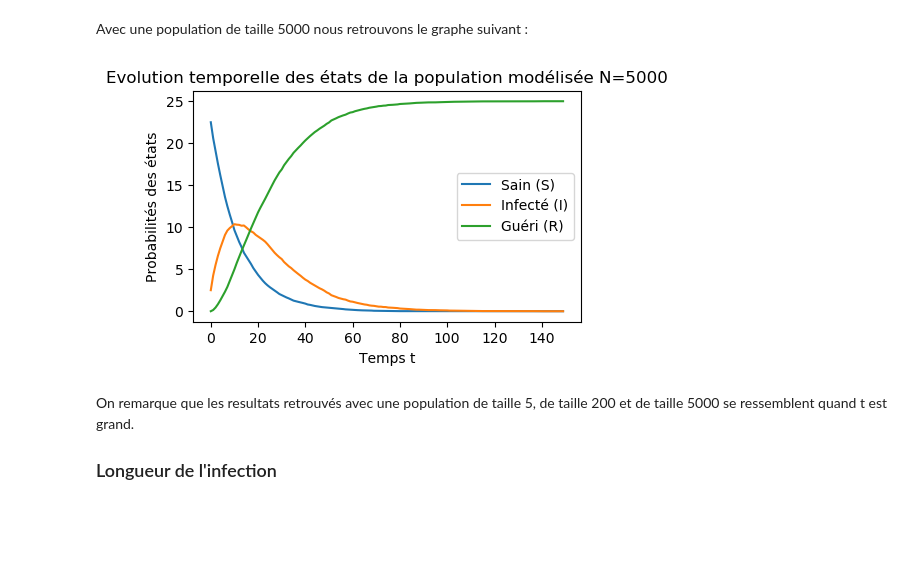
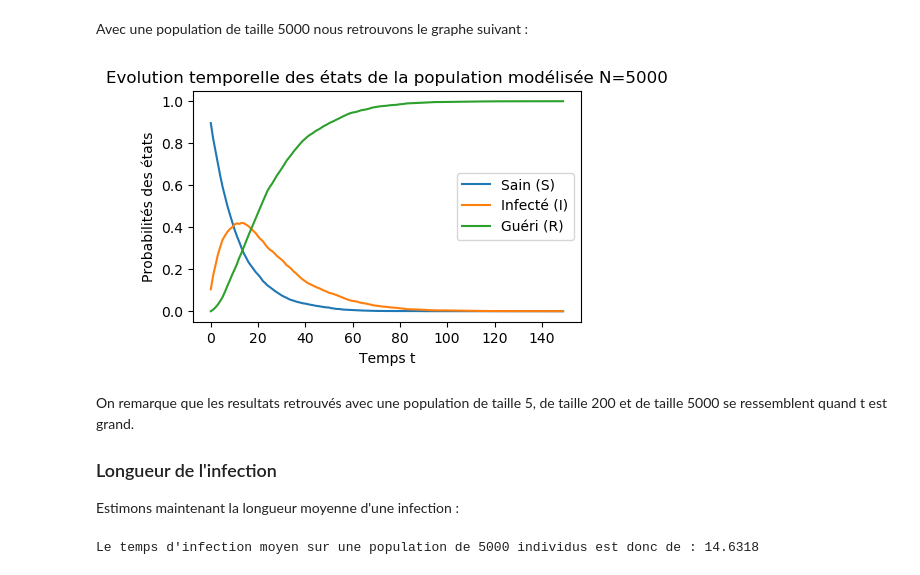
Before and after one commit to yokyann/epidemiologie, a Jupyter notebook: projet.ipynb, the cells around one changed output. Drawn from its saved outputs; the diff is of its cells as text; code cells hidden in the pictures; blank space fills up the shorter version.

```diff
--- a/projet.ipynb
+++ b/projet.ipynb
@@ -94,6 +115,6 @@ Grâce au graphe de transition du document 1 on obtient la matrice de transition
 |I   | 0   | 0.93 |0.07|
 |R   |  0  |  0   |  1 |
 # %%
-A = [[0.92,0.08,0],[0,0.93,0.07],[0,0,1]]
+A = np.array([[.92, .08, .0], [.0, .93, .07], [.0, .0, 1.]])
 print(A)
 # %% [output]
@@ -114,6 +137,6 @@ Soit $\pi_0$ la distribution de la probabilité initiale.
 
 On a donc $\pi_0 = [0.9;0.1;0]$
 # %%
-pi0 = [0.9,0.1,0]
+pi0 = np.array([0.9,0.1,0])
 print("pi0 = ",pi0)
 # %% [output]
@@ -194,7 +217,8 @@ def gen_sequences_population(A,pi,n, t):
 p=gen_sequences_population(A,pi0,200,150)
 
 
-def compteur(sequence,t):
+def compteur(sequence,t,taille):
+    #Compte le nombre de personnes dans chaque état à un temps t
     res = np.zeros((t,3))
     for i in range (len(sequence)):
         for j in range (len(sequence[0])):
@@ -204,10 +228,10 @@ def compteur(sequence,t):
                 res[j][1]+=1
             if sequence[i][j] == 2:
                 res[j][2]+=1
-    res/=200
+    res/=taille
     return res
 
-repartition = compteur(p,150)
+repartition = compteur(p,150,200)
 T = np.arange(150)
 graph(T,repartition,"Evolution temporelle des états de la population modélisée N=200")
 # %% [output]
@@ -224,11 +249,27 @@ graph(T, pop5, "Evolution temporelle des états de la population modélisée N=5
 # %% [markdown]
 Avec une population de taille 5000 nous retrouvons le graphe suivant :
 # %%
-pop5 = compteur(gen_sequences_population(A,pi0,5000,150),150)
-graph(T, pop5, "Evolution temporelle des états de la population modélisée N=5000")
+seq5000 = gen_sequences_population(A,pi0,5000,150)
+prop5000 = compteur(seq5000,150,5000)
+
+graph(T, prop5000, "Evolution temporelle des états de la population modélisée N=5000")
 # %% [output]
-[figure, old version]
+[figure, new version]
 # %% [markdown]
 On remarque que les resultats retrouvés avec une population de taille 5, de taille 200 et de taille 5000 se ressemblent quand t est grand.
 
 ### Longueur de l'infection
+
+Estimons maintenant la longueur moyenne d'une infection :
+# %%
+def moyenneI(sequences,t,n):
+    #Calcule la longueur moyenne d'une infection
+
+    r = np.count_nonzero(sequences == 1. , axis=1) #Compte pour chaque individus la longueur de sa séquence de I
+    res = np.sum(r)/n
+    return res
+
+moy = moyenneI(seq5000, 150, 5000)
+print("Le temps d'infection moyen sur une population de 5000 individus est donc de :", moy)
+# %% [output]
+Le temps d'infection moyen sur une population de 5000 individus est donc de : 14.6318
```
Also changed, not shown: parts of 33 cells of this notebook, 1 other file.
